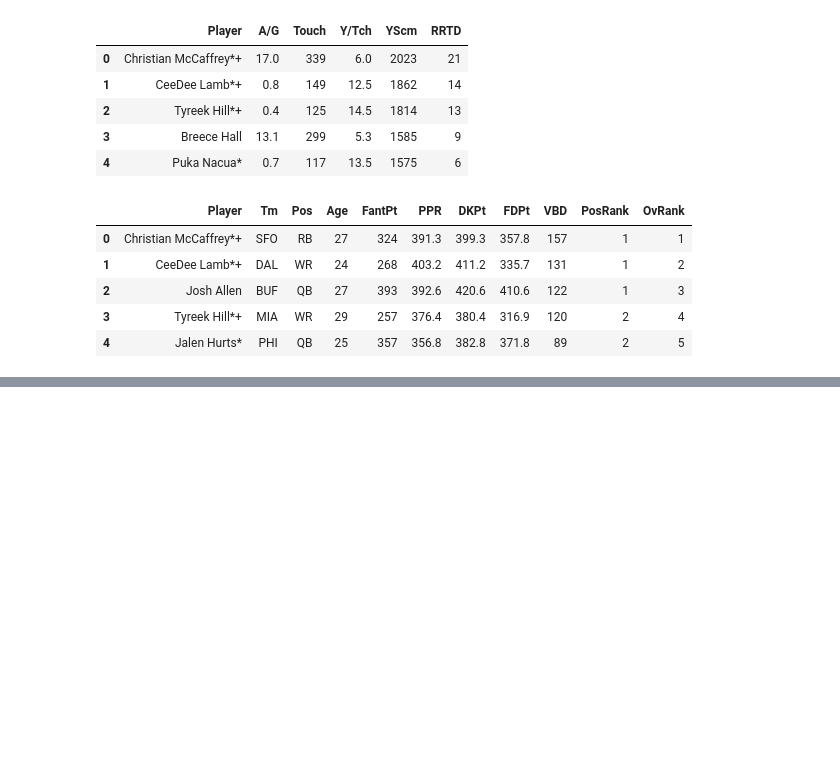
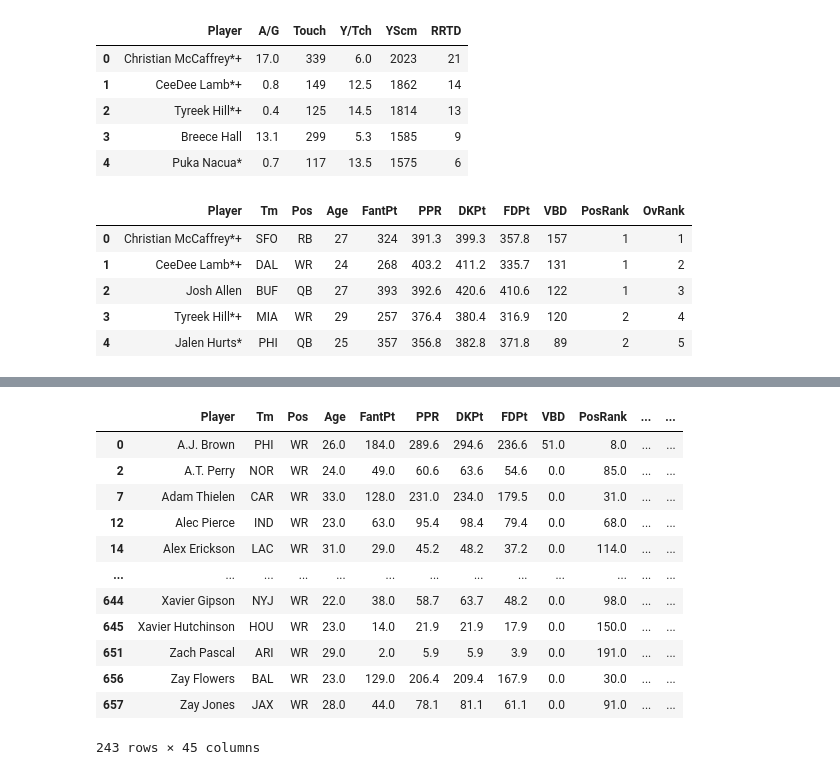
Before and after one commit to JP5252/NFL-Data-Analysis, a Jupyter notebook: NFL_Player_Data_Scaping.ipynb, the cells around one changed output, grey strips where cells are left out. Cells and saved outputs as stored; diff of their text form; code cells hidden in the pictures; blank space fills up the shorter version.

```diff
--- a/NFL_Player_Data_Scaping.ipynb
+++ b/NFL_Player_Data_Scaping.ipynb
@@ -214,3 +235,19 @@ stats.head()
 5 rows × 45 columns
 # %%
 stats.to_csv('{}playerstats.csv'.format(year)) # csv output format {year}playerstats.csv
+# %%
+stats.drop(stats[stats['Pos'] != 'WR'].index)
+# %% [output]
+|  | Player | Tm | Pos | Age | FantPt | PPR | DKPt | FDPt | VBD | PosRank | ... | ... |
+| 0 | A.J. Brown | PHI | WR | 26.0 | 184.0 | 289.6 | 294.6 | 236.6 | 51.0 | 8.0 | ... | ... |
+| 2 | A.T. Perry | NOR | WR | 24.0 | 49.0 | 60.6 | 63.6 | 54.6 | 0.0 | 85.0 | ... | ... |
+| 7 | Adam Thielen | CAR | WR | 33.0 | 128.0 | 231.0 | 234.0 | 179.5 | 0.0 | 31.0 | ... | ... |
+| 12 | Alec Pierce | IND | WR | 23.0 | 63.0 | 95.4 | 98.4 | 79.4 | 0.0 | 68.0 | ... | ... |
+| 14 | Alex Erickson | LAC | WR | 31.0 | 29.0 | 45.2 | 48.2 | 37.2 | 0.0 | 114.0 | ... | ... |
+| ... | ... | ... | ... | ... | ... | ... | ... | ... | ... | ... | ... | ... |
+| 644 | Xavier Gipson | NYJ | WR | 22.0 | 38.0 | 58.7 | 63.7 | 48.2 | 0.0 | 98.0 | ... | ... |
+| 645 | Xavier Hutchinson | HOU | WR | 23.0 | 14.0 | 21.9 | 21.9 | 17.9 | 0.0 | 150.0 | ... | ... |
+| 651 | Zach Pascal | ARI | WR | 29.0 | 2.0 | 5.9 | 5.9 | 3.9 | 0.0 | 191.0 | ... | ... |
+| 656 | Zay Flowers | BAL | WR | 23.0 | 129.0 | 206.4 | 209.4 | 167.9 | 0.0 | 30.0 | ... | ... |
+| 657 | Zay Jones | JAX | WR | 28.0 | 44.0 | 78.1 | 81.1 | 61.1 | 0.0 | 91.0 | ... | ... |
+243 rows × 45 columns
```
Also changed, not shown: parts of 2 cells of this notebook, 1 other file.
